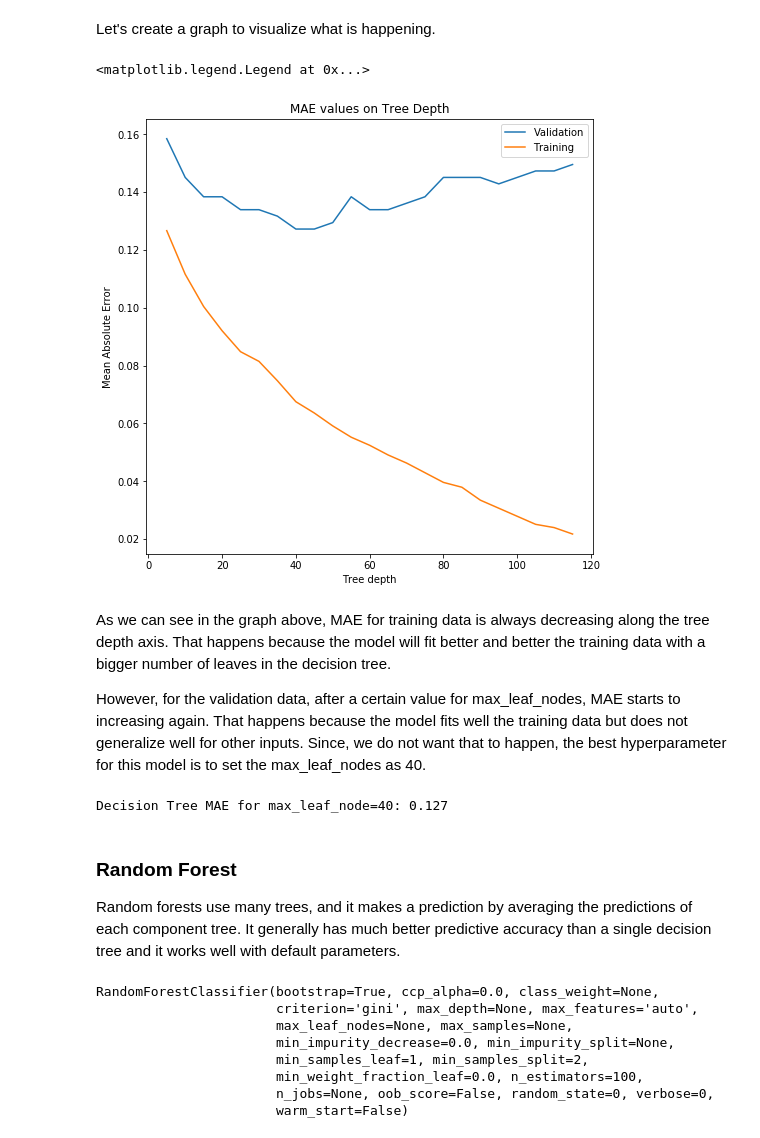
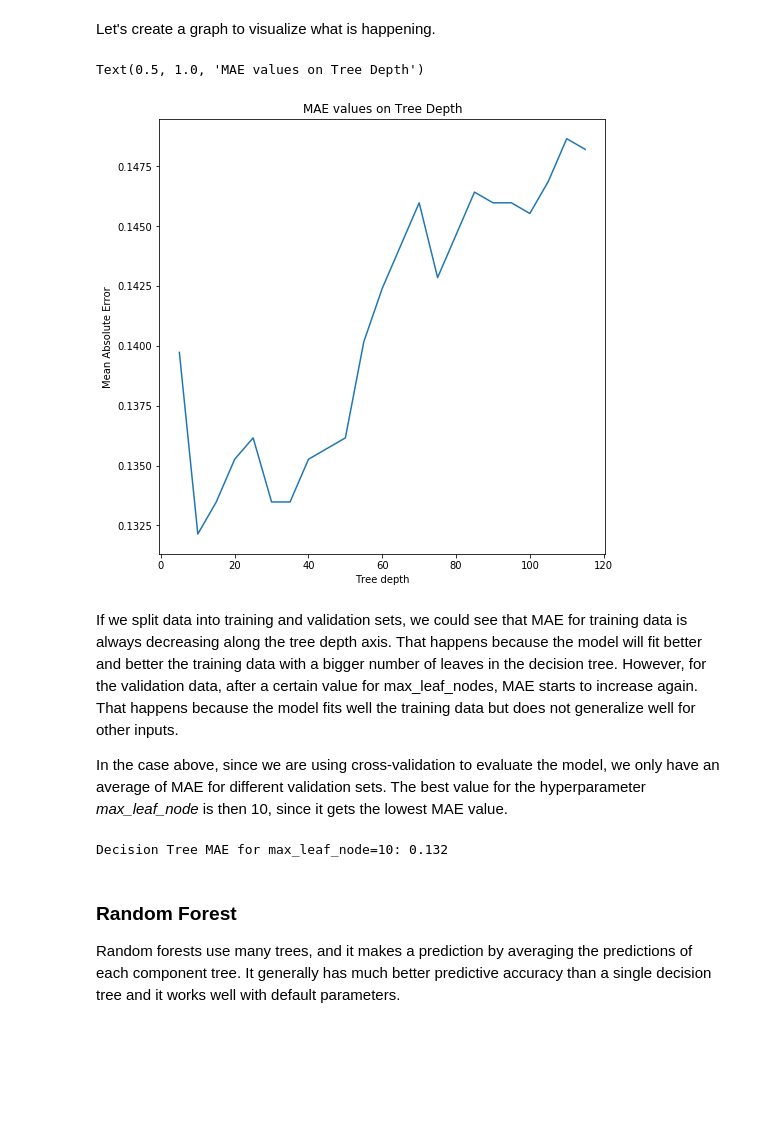
Before and after one commit to rafaelfariac/ifood-data-business-analyst-test, a Jupyter notebook: iFood Analysis.ipynb, the cells around one changed output. Saved outputs shown, nothing was run; the diff lists cells and outputs as text; code cells hidden in the pictures; blank space fills up the shorter version.

Commit message:
Cross-validation

```diff
--- a/iFood Analysis.ipynb
+++ b/iFood Analysis.ipynb
@@ -247,31 +235,24 @@ A simple way to see if our model is overfitting and choose better hyperparameter
-# %%
-def get_mae_dtree(max_leaf_nodes, train_X, val_X, train_y, val_y):
-    # Evaluate MAE for a Decision Tree Classifier model with different max_leaf_nodes values
-    # The model is fit over a training data
-    #  and predicts and evaluates over a validation and training data
-    model = DecisionTreeClassifier(max_leaf_nodes=max_leaf_nodes, random_state=1)
-    model.fit(train_X, train_y)
-
-    val_predictions = model.predict(val_X)
-    val_mae = mean_absolute_error(val_y, val_predictions)
-
-    train_predictions = model.predict(train_X)
-    train_mae = mean_absolute_error(train_y, train_predictions)
-    return([val_mae, train_mae])
+# %%
+def get_mae_dtree(max_leaf_nodes, X, y):
+    # Evaluate MAE for a Decision Tree Classifier model with different max_leaf_nodes values
+    model = DecisionTreeClassifier(max_leaf_nodes=max_leaf_nodes, random_state=0)
+    scores = cross_val_score(model, X, y, cv=5, scoring='accuracy')
+
+    # Calculate MAE by the formula MAE = 1 - Accuracy Score
+    mae = 1 - scores.mean()
+
+    return(mae)
 # %%
-# Iterate through different max_leaf_nodes values
-#  and calculate the MAE for the validation and training data
+# Iterate through different max_leaf_nodes values and calculate MAE
 max_leaf_nodes_list = np.arange(5,120,5)
-val_mae_list = []
-train_mae_list = []
+mae_list = []
 
-for max_leaf_nodes in max_leaf_nodes_vals:
+for max_leaf_nodes in max_leaf_nodes_list:
     # Evaluate MAE
-    val_mae, train_mae = get_mae_dtree(max_leaf_nodes, train_X, val_X, train_y, val_y)
+    mae = get_mae_dtree(max_leaf_nodes, X, y)
 
     # Append to the lists
-    val_mae_list.append(val_mae)
-    train_mae_list.append(train_mae)
+    mae_list.append(mae)
 # %% [markdown]
 Let's create a graph to visualize what is happening.
 # %%
@@ -279,23 +260,21 @@ import matplotlib.pyplot as plt
 # %%
 # Plot graph
 fig, ax = plt.subplots(figsize=(8,8))
-ax.plot(max_leaf_nodes_list, val_mae_list, label="Validation")
-ax.plot(max_leaf_nodes_list, train_mae_list, label="Training")
+ax.plot(max_leaf_nodes_list, mae_list)
 ax.set_xlabel('Tree depth')
 ax.set_ylabel('Mean Absolute Error')
 ax.set_title("MAE values on Tree Depth")
-ax.legend()
 # %% [output]
-<matplotlib.legend.Legend at 0x...>
+Text(0.5, 1.0, 'MAE values on Tree Depth')
-[figure, old version]
+[figure, new version]
 # %% [markdown]
-As we can see in the graph above, MAE for training data is always decreasing along the tree depth axis. That happens because the model will fit better and better the training data with a bigger number of leaves in the decision tree.
+If we split data into training and validation sets, we could see that MAE for training data is always decreasing along the tree depth axis. That happens because the model will fit better and better the training data with a bigger number of leaves in the decision tree. However, for the validation data, after a certain value for max_leaf_nodes, MAE starts to increase again. That happens because the model fits well the training data but does not generalize well for other inputs.
 
-However, for the validation data, after a certain value for max_leaf_nodes, MAE starts to increasing again. That happens because the model fits well the training data but does not generalize well for other inputs. Since, we do not want that to happen, the best hyperparameter for this model is to set the max_leaf_nodes as 40.
+In the case above, since we are using cross-validation to evaluate the model, we only have an average of MAE for different validation sets. The best value for the hyperparameter *max_leaf_node* is then 10, since it gets the lowest MAE value.
 # %%
-print("Decision Tree MAE for max_leaf_node=40: {:.3f}".format(val_mae_list[list(max_leaf_nodes_list).index(40)]))
+print("Decision Tree MAE for max_leaf_node=10: {:.3f}".format(mae_list[list(max_leaf_nodes_list).index(10)]))
 # %% [output]
-Decision Tree MAE for max_leaf_node=40: 0.127
+Decision Tree MAE for max_leaf_node=10: 0.132
 # %% [markdown]
 ### Random Forest
 
@@ -306,14 +285,5 @@ from sklearn.ensemble import RandomForestClassifier
 # Define model
 rf_model = RandomForestClassifier(random_state=0)
 
-# Fit model
-rf_model.fit(train_X, train_y)
+# Fit data and evaluate a score by cross-validation
+scores = cross_val_score(rf_model, X, y, cv=5, scoring='accuracy')
-# %% [output]
-RandomForestClassifier(bootstrap=True, ccp_alpha=0.0, class_weight=None,
-                       criterion='gini', max_depth=None, max_features='auto',
-                       max_leaf_nodes=None, max_samples=None,
-                       min_impurity_decrease=0.0, min_impurity_split=None,
-                       min_samples_leaf=1, min_samples_split=2,
-                       min_weight_fraction_leaf=0.0, n_estimators=100,
-                       n_jobs=None, oob_score=False, random_state=0, verbose=0,
-                       warm_start=False)
```
Also changed, not shown: parts of 23 cells of this notebook.
